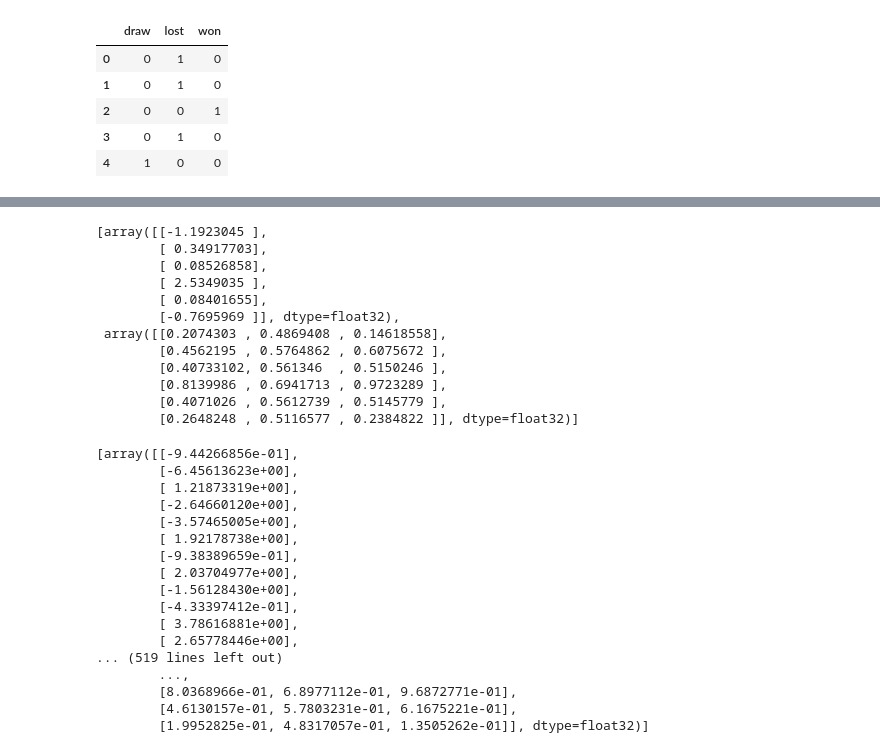
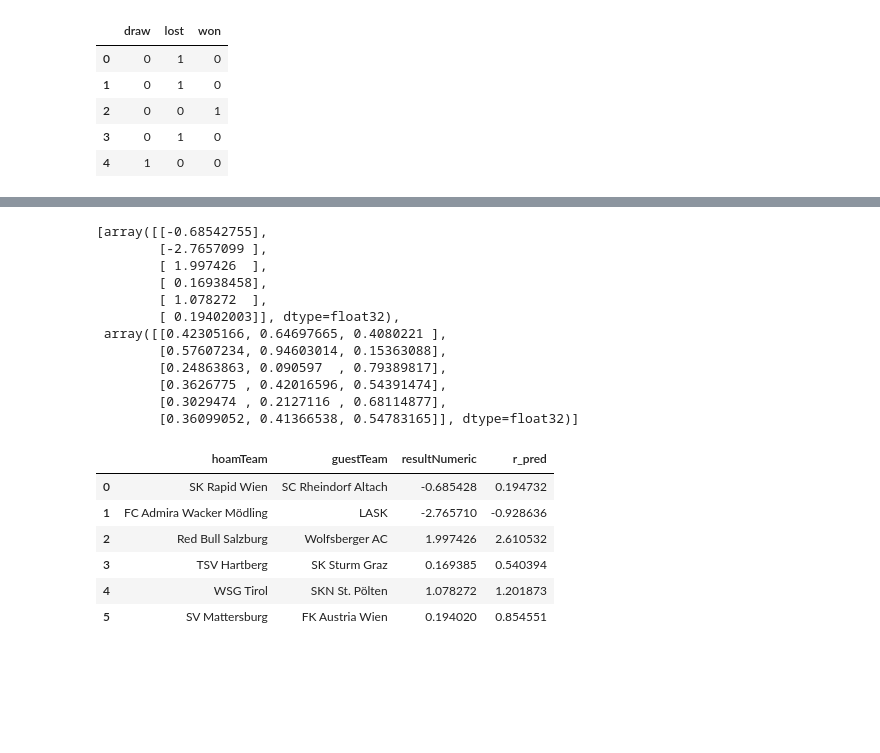
Before and after one commit to thomashon/football-prediction, a Jupyter notebook: test-jupyter.ipynb, the cells around one changed output, grey strips where cells are left out. Drawn from its saved outputs; the diff is of its cells as text; code cells hidden in the pictures; blank space fills up the shorter version.

Commit message:
prediction 2019-08-08

```diff
--- a/test-jupyter.ipynb
+++ b/test-jupyter.ipynb
@@ -3,6 +3,9 @@ import numpy as np
 import pandas as pd
 import seaborn as sns
 import matplotlib.pyplot as plt
+# %%
+df_org = pd.read_csv('data/games0108.csv', sep='\t')
+pred_df_org = pd.read_csv('data/pred0108.csv', sep='\t')
 # %%
 df = pd.read_csv('data/games0108.csv', sep='\t')
 pred_df = pd.read_csv('data/pred0108.csv', sep='\t')
@@ -520,37 +547,32 @@ model_4.compile(loss=['mse', 'categorical_crossentropy'],
              optimizer='adam',
              metrics=['accuracy'])
 # %%
-model_4.predict(pred_df_scaled)
+model_4_final_prediction = model_4.predict(pred_df_scaled)
+model_4_final_prediction
 # %% [output]
-[array([[-1.1923045 ],
-        [ 0.34917703],
-        [ 0.08526858],
-        [ 2.5349035 ],
-        [ 0.08401655],
-        [-0.7695969 ]], dtype=float32),
- array([[0.2074303 , 0.4869408 , 0.14618558],
-        [0.4562195 , 0.5764862 , 0.6075672 ],
-        [0.40733102, 0.561346  , 0.5150246 ],
-        [0.8139986 , 0.6941713 , 0.9723289 ],
-        [0.4071026 , 0.5612739 , 0.5145779 ],
-        [0.2648248 , 0.5116577 , 0.2384822 ]], dtype=float32)]
+[array([[-0.68542755],
+        [-2.7657099 ],
+        [ 1.997426  ],
+        [ 0.16938458],
+        [ 1.078272  ],
+        [ 0.19402003]], dtype=float32),
+ array([[0.42305166, 0.64697665, 0.4080221 ],
+        [0.57607234, 0.94603014, 0.15363088],
+        [0.24863863, 0.090597  , 0.79389817],
+        [0.3626775 , 0.42016596, 0.54391474],
+        [0.3029474 , 0.2127116 , 0.68114877],
+        [0.36099052, 0.41366538, 0.54783165]], dtype=float32)]
-# %%
-model_4.predict(scaler.fit_transform(df))
-# %% [output]
-[array([[-9.44266856e-01],
-        [-6.45613623e+00],
-        [ 1.21873319e+00],
-        [-2.64660120e+00],
-        [-3.57465005e+00],
-        [ 1.92178738e+00],
-        [-9.38389659e-01],
-        [ 2.03704977e+00],
-        [-1.56128430e+00],
-        [-4.33397412e-01],
-        [ 3.78616881e+00],
-        [ 2.65778446e+00],
-... (519 lines left out)
-        ...,
-        [8.0368966e-01, 6.8977112e-01, 9.6872771e-01],
-        [4.6130157e-01, 5.7803231e-01, 6.1675221e-01],
-        [1.9952825e-01, 4.8317057e-01, 1.3505262e-01]], dtype=float32)]
+# %%
+r_prediction = [0.1947315, -0.9286356,  2.6105324,  0.5403936,  1.2018728,  0.8545508]
+# %%
+final_df = pd.concat([pred_df_org["hoamTeam"], pred_df_org["guestTeam"], pd.DataFrame(model_4_final_prediction[0]), pd.DataFrame(r_prediction)], axis=1)
+final_df.columns = ['hoamTeam', 'guestTeam', 'resultNumeric', 'r_pred']
+final_df
+# %% [output]
+|  | hoamTeam | guestTeam | resultNumeric | r_pred |
+| 0 | SK Rapid Wien | SC Rheindorf Altach | -0.685428 | 0.194732 |
+| 1 | FC Admira Wacker Mödling | LASK | -2.765710 | -0.928636 |
+| 2 | Red Bull Salzburg | Wolfsberger AC | 1.997426 | 2.610532 |
+| 3 | TSV Hartberg | SK Sturm Graz | 0.169385 | 0.540394 |
+| 4 | WSG Tirol | SKN St. Pölten | 1.078272 | 1.201873 |
+| 5 | SV Mattersburg | FK Austria Wien | 0.194020 | 0.854551 |
```
Also changed, not shown: parts of 25 cells of this notebook, 7 other files.
